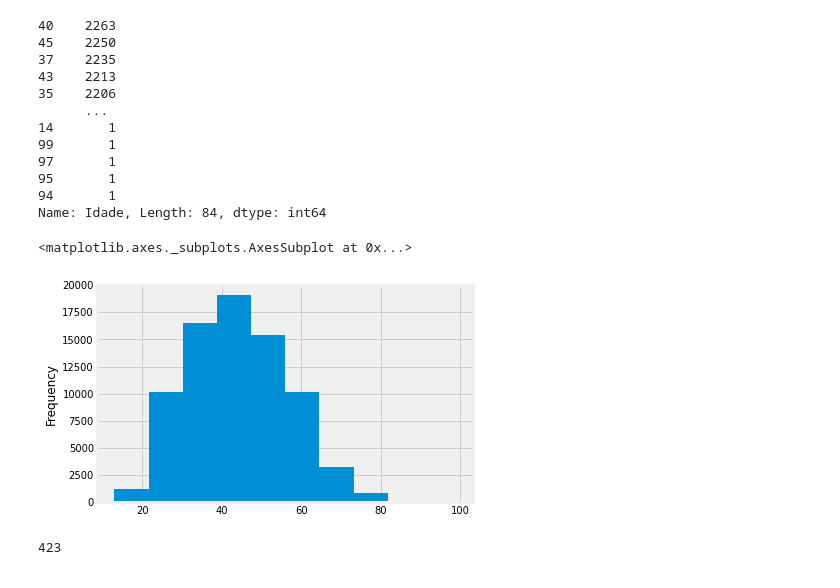
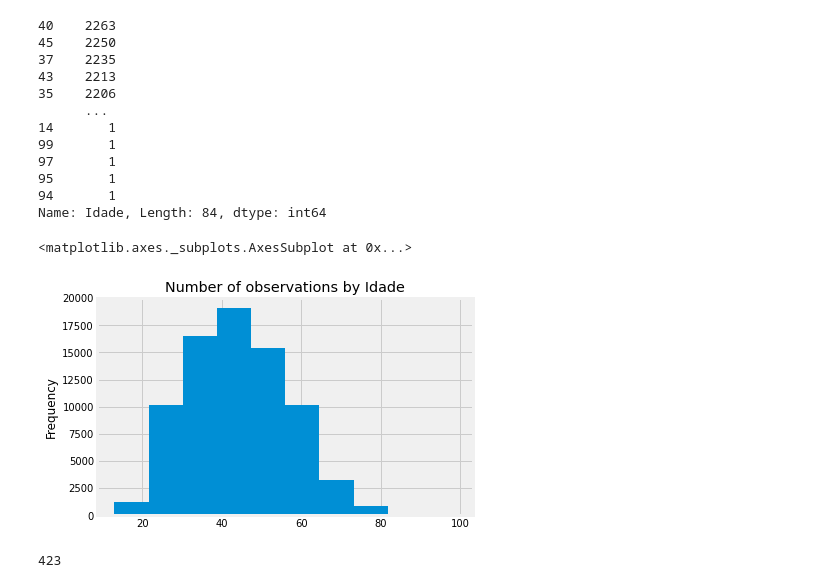
Before and after one commit to HinePo/PNAD-analysis-and-prediction, a Jupyter notebook: PNAD_2015.ipynb, the cells around one changed output. Cells and saved outputs as stored; diff of their text form; code cells hidden in the pictures.

```diff
--- a/PNAD_2015.ipynb
+++ b/PNAD_2015.ipynb
@@ -323,10 +324,11 @@ df["Idade"].value_counts()
 94       1
 Name: Idade, Length: 84, dtype: int64
 # %%
+plt.title("Number of observations by Idade")
 df["Idade"].plot(kind = 'hist')
 # %% [output]
 <matplotlib.axes._subplots.AxesSubplot at 0x...>
-[figure, old version]
+[figure, new version]
 # %%
 # from 76840 observations, there are 423 that have Age less than 20
 # we will probably drop these rows later, since they don't contribute to any Renda/Salary analysis
```
Also changed, not shown: parts of 8 cells of this notebook.
